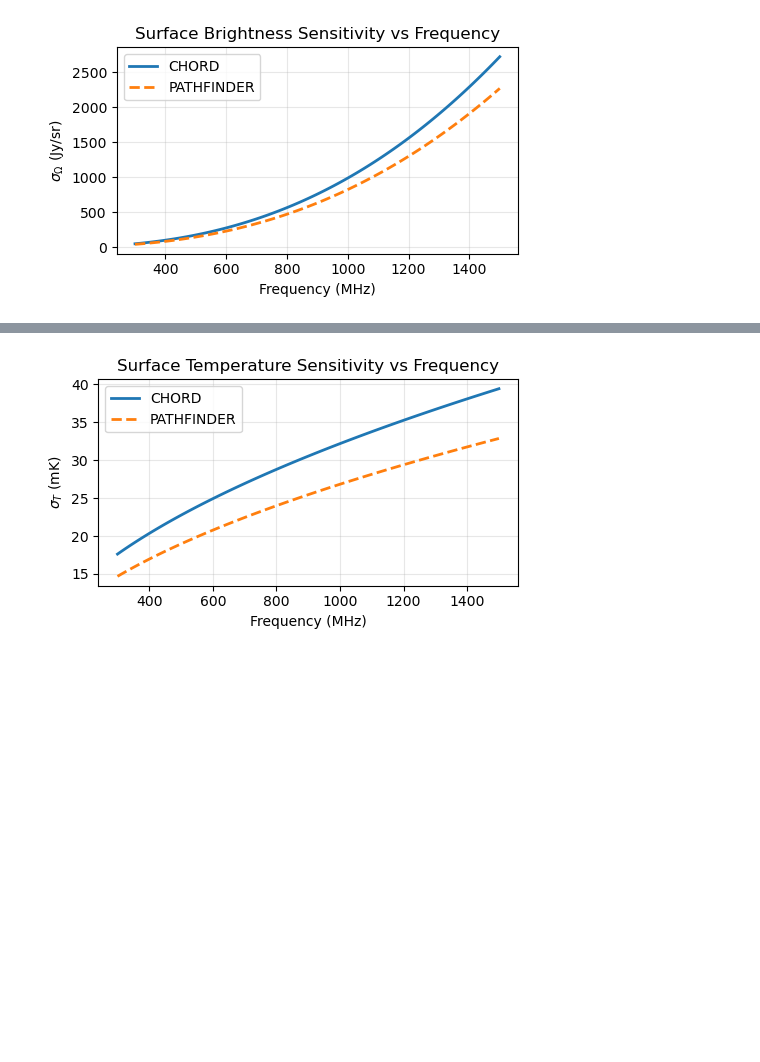
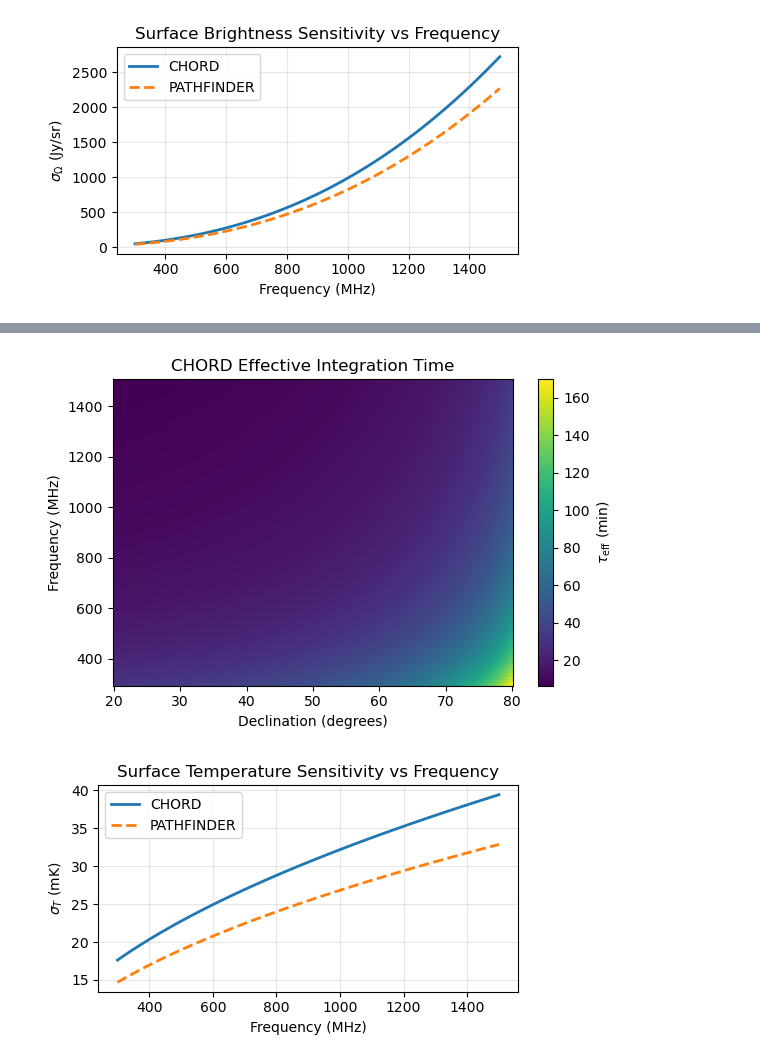
Before and after one commit to DuncanCSt/CHORD_Sensitivity, a Jupyter notebook: notebooks/sensitivity/noise_rms.ipynb, the cells around one changed output, grey strips where cells are left out. Saved outputs shown, nothing was run; the diff lists cells and outputs as text; code cells hidden in the pictures; blank space fills up the shorter version.

```diff
--- a/notebooks/sensitivity/noise_rms.ipynb
+++ b/notebooks/sensitivity/noise_rms.ipynb
@@ -180,3 +187,28 @@ plt.savefig(output_dir / "chord_pathfinder_surface_brightness_sensitivity.png",
+# %%
+freqs = np.linspace(300, 1500, 100)  # MHz, y-axis
+decs = np.linspace(chord.params['min_dec'], chord.params['max_dec'], 200)  # degrees, x-axis
+
+# convert_freq_to_Hz only handles 1-D freq, so build the grid one frequency
+# row at a time (dec sweeps along each row).
+tau_grid = np.array([
+    chord.tau_eff(phi_offset=0.0, freq=f, dec_deg=decs) / 60  # minutes
+    for f in freqs
+])  # shape (n_freq, n_dec)
+
+fig, ax = plt.subplots(figsize=(6, 4))
+mesh = ax.pcolormesh(decs, freqs, tau_grid, shading="auto", cmap="viridis")
+
+cbar = fig.colorbar(mesh, ax=ax)
+cbar.set_label(r"$\tau_{\mathrm{eff}}$ (min)")
+
+ax.set_xlabel("Declination (degrees)")
+ax.set_ylabel("Frequency (MHz)")
+ax.set_title("CHORD Effective Integration Time")
+plt.tight_layout()
+
+fig.savefig(output_dir / "chord_tau_eff_heatmap.png", dpi=300, bbox_inches="tight")
+# %% [output]
+[figure, added]
 # %%
 freq_range = np.linspace(300, 1500, 100).tolist()  # list to satisfy type checker
 bandwidth = 5 * 1e3  # Hz (5 kHz)
```
Also changed, not shown: parts of 4 cells of this notebook, 15 other files.
